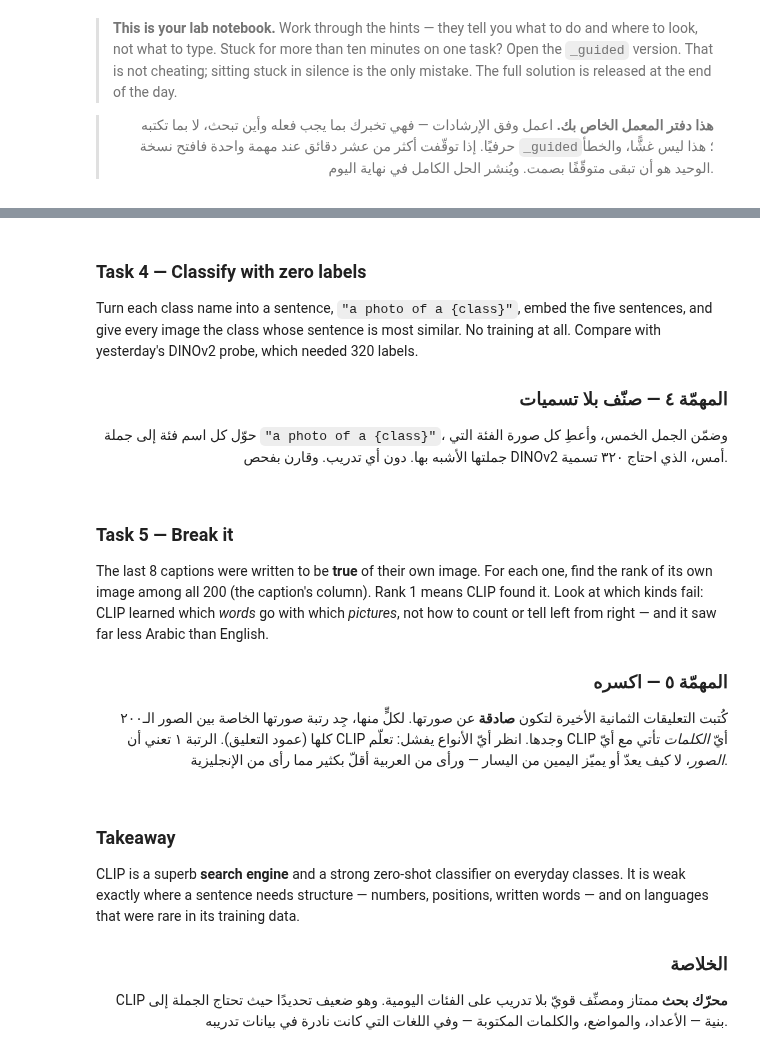
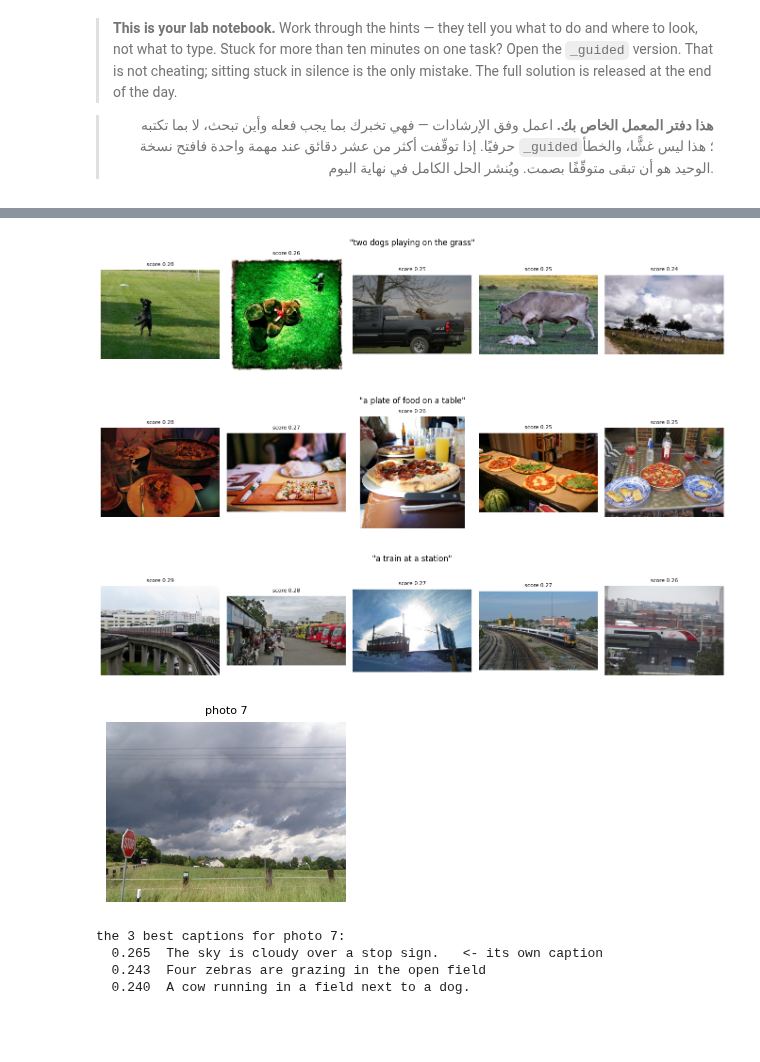
Before and after one commit to albandricx/AIEP_Olo_student, a Jupyter notebook: week_7_multimodal/labs/D2_clip_vlm/D2_clip_vlm_blank.ipynb, the cells around one changed output, grey strips where cells are left out. Saved outputs shown, nothing was run; the diff lists cells and outputs as text; code cells hidden in the pictures; blank space fills up the shorter version.

```diff
--- a/week_7_multimodal/labs/D2_clip_vlm/D2_clip_vlm_blank.ipynb
+++ b/week_7_multimodal/labs/D2_clip_vlm/D2_clip_vlm_blank.ipynb
@@ -400,15 +445,0 @@ print(METRICS.round(3).to_string(index=False))
-# %% [markdown]
-### Task 4 — Classify with zero labels
-
-Turn each class name into a sentence, `"a photo of a {class}"`, embed the five sentences, and give
-every image the class whose sentence is most similar. No training at all. Compare with yesterday's
-DINOv2 probe, which needed 320 labels.
-
-<div dir="rtl" align="right">
-
-### المهمّة ٤ — صنّف بلا تسميات
-
-حوّل كل اسم فئة إلى جملة `"a photo of a {class}"`، وضمّن الجمل الخمس، وأعطِ كل صورة الفئة التي جملتها الأشبه
-بها. دون أي تدريب. وقارن بفحص DINOv2 أمس، الذي احتاج ٣٢٠ تسمية.
-
-</div>
@@ -441,17 +445,0 @@ print("\nother wordings:", {t: round(zero_shot(t), 4) for t in ["{c}", "a blurry
-# %% [markdown]
-### Task 5 — Break it
-
-The last 8 captions were written to be **true** of their own image. For each one, find the rank of
-its own image among all 200 (the caption's column). Rank 1 means CLIP found it. Look at which kinds
-fail: CLIP learned which *words* go with which *pictures*, not how to count or tell left from right —
-and it saw far less Arabic than English.
-
-<div dir="rtl" align="right">
-
-### المهمّة ٥ — اكسره
-
-كُتبت التعليقات الثمانية الأخيرة لتكون **صادقة** عن صورتها. لكلٍّ منها، جِد رتبة صورتها الخاصة بين الصور
-الـ٢٠٠ كلها (عمود التعليق). الرتبة ١ تعني أن CLIP وجدها. انظر أيّ الأنواع يفشل: تعلّم CLIP أيّ *الكلمات* تأتي
-مع أيّ *الصور*، لا كيف يعدّ أو يميّز اليمين من اليسار — ورأى من العربية أقلّ بكثير مما رأى من الإنجليزية.
-
-</div>
@@ -474,15 +446,23 @@ print(f"\nthe Arabic caption's image ranks {ARABIC_RANK}; its English twin's ran
-# %% [markdown]
-### Takeaway
-
-CLIP is a superb **search engine** and a strong zero-shot classifier on everyday classes. It is weak
-exactly where a sentence needs structure — numbers, positions, written words — and on languages that
-were rare in its training data.
-
-<div dir="rtl" align="right">
-
-### الخلاصة
-
-CLIP **محرّك بحث** ممتاز ومصنِّف قويّ بلا تدريب على الفئات اليومية. وهو ضعيف تحديدًا حيث تحتاج الجملة إلى
-بنية — الأعداد، والمواضع، والكلمات المكتوبة — وفي اللغات التي كانت نادرة في بيانات تدريبه.
-
-</div>
+# %%
+# === Search with top_k ================================================================
+# text -> image: a NEW sentence gives one new column of scores
+for query in ["two dogs playing on the grass", "a plate of food on a table", "a train at a station"]:
+    scores = IMAGE_VECTORS @ embed_texts([query])[0]         # one score per photo
+    best = top_k(scores)
+    show_images([CAPTION_IMAGES[i] for i in best], [f"score {scores[i]:.2f}" for i in best], f'"{query}"')
+
+# image -> text: one ROW of the table
+row = SIMILARITY[7]
+show_images([CAPTION_IMAGES[7]], ["photo 7"])
+print("the 3 best captions for photo 7:")
+for i in top_k(row, 3):
+    print(f"  {row[i]:.3f}  {CAPTIONS.caption[i]}" + ("   <- its own caption" if i == 7 else ""))
+# %% [output]
+[figure, added]
+[figure, added]
+[figure, added]
+[figure, added]
+the 3 best captions for photo 7:
+  0.265  The sky is cloudy over a stop sign.   <- its own caption
+  0.243  Four zebras are grazing in the open field
+  0.240  A cow running in a field next to a dog.
```
Also changed, not shown: parts of 42 cells of this notebook.
